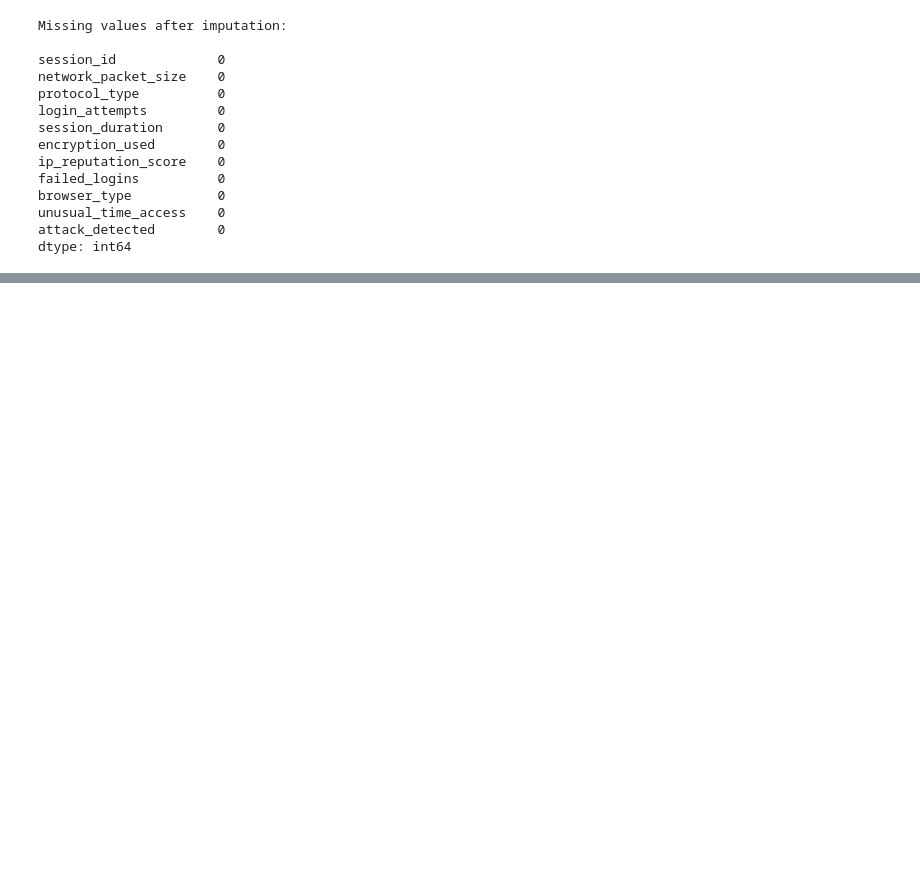
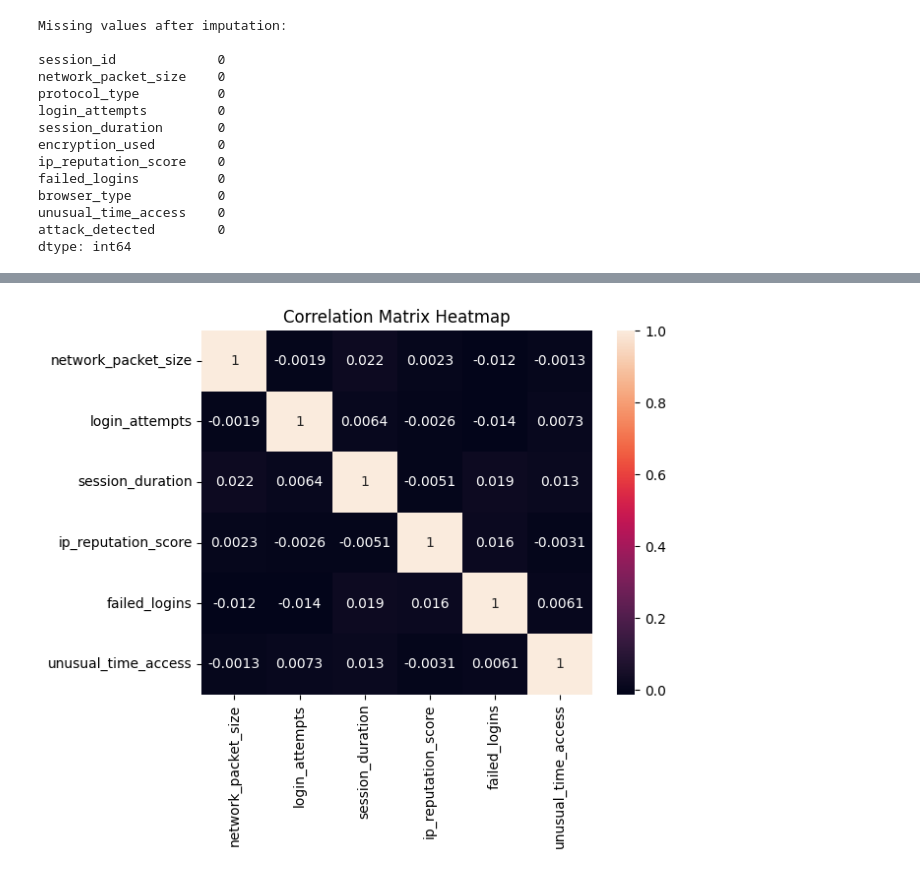
Before and after one commit to ek182238/CSC349, a Jupyter notebook: HW2/data_prep_analysis.ipynb, the cells around one changed output, grey strips where cells are left out. Cells and saved outputs as stored; diff of their text form; code cells hidden in the pictures; blank space fills up the shorter version.

```diff
--- a/HW2/data_prep_analysis.ipynb
+++ b/HW2/data_prep_analysis.ipynb
@@ -209,4 +209,9 @@ Shape: (9537, 9554)
 # %%
 # Task 6
-# Compute the Pearson correlation matrix for the numerical features, generate a Seaborn heatmap with annotations,
-# and create at least two distribution plots and one scatter plot to examine feature relationships and the target variable
+# Compute the Pearson correlation matrix for the numerical features, generate a
+# Seaborn heatmap with annotations, and create at least two distribution plots
+# and one scatter plot to examine feature relationships and the target variable
+
+# Pearson correlation matrix
+correlation = df[numerical_data.columns].corr(method='pearson')
+print('Pearson correlation matrix:\n\n', correlation)
@@ -212,0 +236,8 @@ Shape: (9537, 9554)
+# %%
+# Seaborn heatmap with annotations
+
+sns.heatmap(correlation, annot=True)
+plt.title('Correlation Matrix Heatmap')
+plt.show()
+# %% [output]
+[figure, added]
```
Also changed, not shown: parts of 12 cells of this notebook.
